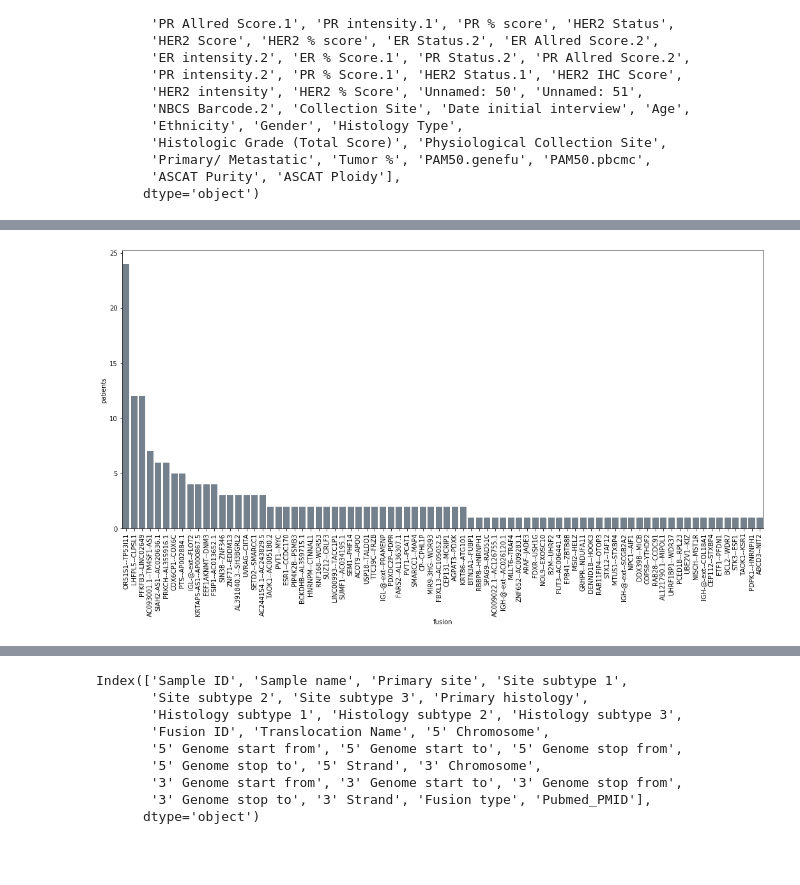
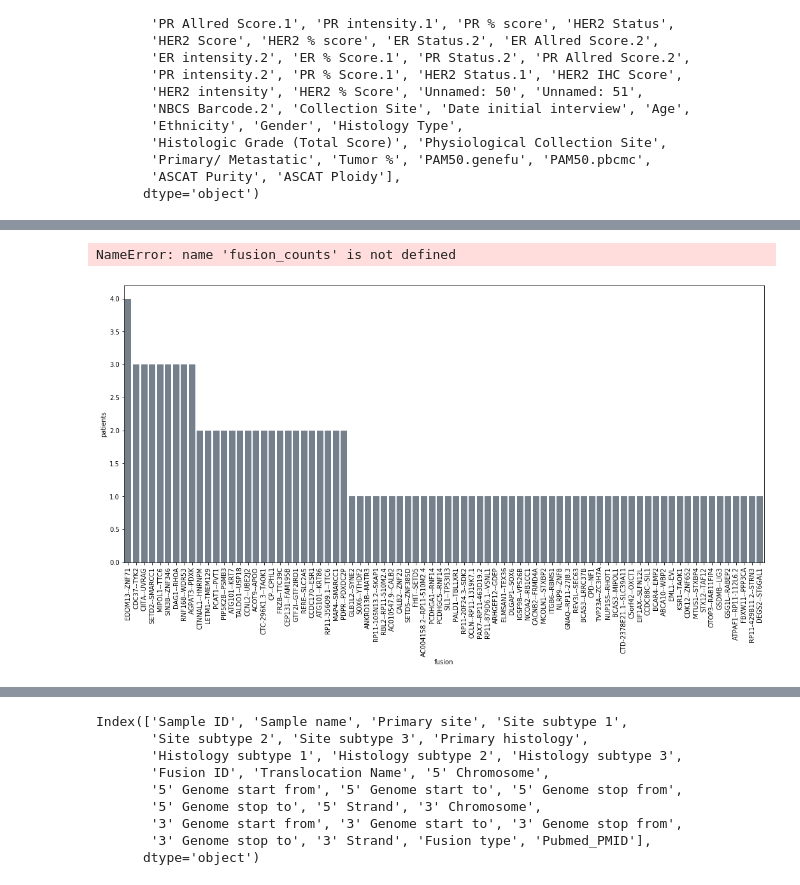
Before and after one commit to olopade-lab/gene-fusion, a Jupyter notebook: analyze.ipynb, the cells around one changed output, grey strips where cells are left out. Cells and saved outputs as stored; diff of their text form; code cells hidden in the pictures; blank space fills up the shorter version.

```diff
--- a/analyze.ipynb
+++ b/analyze.ipynb
@@ -207,0 +290,14 @@ Name: subtype, dtype: int64
+# %%
+order = [
+    'HR-/HER2+',
+    'HR-/HER2-',
+    'HR+/HER2+',
+    'HR+/HER2-',
+]
+ax = sns.boxplot(x='hr_subtype', y='fusions per sample', data=fusion_counts, order=order)
+test_results = add_stat_annotation(ax, data=fusion_counts, x='hr_subtype', y='fusions per sample', order=order,
+                                   box_pairs=itertools.combinations(order, 2),
+                                   test='Mann-Whitney', text_format='star', verbose=2
+)
+for l in ax.get_xticklabels():
+    l.set_rotation(90)
@@ -207,0 +317,13 @@ Name: subtype, dtype: int64
+# %%
+order = [
+    'HER2+',
+    'HR-/HER2-',
+    'HR+/HER2-',
+]
+ax = sns.boxplot(x='rebinned_hr_subtype', y='fusions per sample', data=fusion_counts, order=order)
+test_results = add_stat_annotation(ax, data=fusion_counts, x='rebinned_hr_subtype', y='fusions per sample', order=order,
+                                   box_pairs=itertools.combinations(order, 2),
+                                   test='Mann-Whitney', text_format='star', verbose=2
+)
+for l in ax.get_xticklabels():
+    l.set_rotation(90)
@@ -208,15 +370,31 @@ Name: subtype, dtype: int64
+# %%
+order = [
+    'HER2+_ER-',
+    'TNBC',
+    'HER2+_ER+',
+    'ER-_HER2-_PR+',
+]
+ax = sns.boxplot(x='class_4_zhao', y='fusions per sample', data=fusion_counts, order=order)
+test_results = add_stat_annotation(ax, data=fusion_counts, x='class_4_zhao', y='fusions per sample', order=order,
+                                   box_pairs=itertools.combinations(order, 2),
+                                   test='Mann-Whitney', text_format='star', verbose=2
+)
+for l in ax.get_xticklabels():
+    l.set_rotation(90)
+# %% [output]
+NameError: name 'fusion_counts' is not defined
 # %%
-fusions = data['#FusionName'].unique()
+fusions = data['name'].unique()
 patient_counts = pd.DataFrame(data={
     'fusion': fusions,
-    'count': [len(data[data['#FusionName'] == fusion]['patient'].unique()) for fusion in fusions]
+    'count': [len(data[data['name'] == fusion]['patient'].unique()) for fusion in fusions]
     }
 )
 order = patient_counts.sort_values(['count'], ascending=False)['fusion']
 fg = plt.figure(figsize=(18, 8))
 ax = sns.barplot(x='fusion', y='count', data=patient_counts, color='slategrey', order=order[:80])
 ax.set_ylabel('patients')
 for l in ax.get_xticklabels():
     l.set_rotation(90)
 # %% [output]
-[figure, old version]
+[figure, new version]
```
Also changed, not shown: parts of 70 cells of this notebook, 7 other files.
